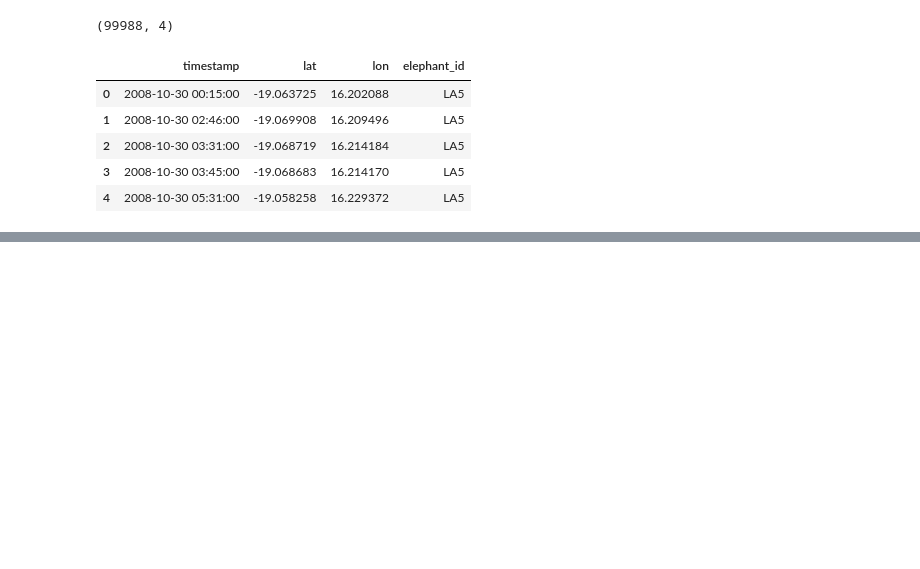
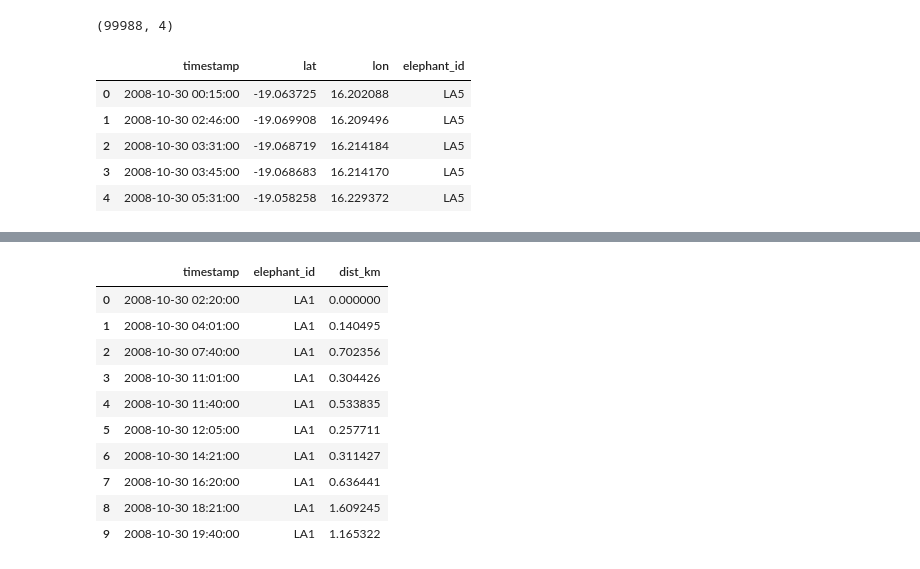
Before and after one commit to manuela1702/elephant_migration, a Jupyter notebook: elephant_migration.ipynb, the cells around one changed output, grey strips where cells are left out. Drawn from its saved outputs; the diff is of its cells as text; code cells hidden in the pictures; blank space fills up the shorter version.

Commit message:
Add Haversine formula and distance calculation

```diff
--- a/elephant_migration.ipynb
+++ b/elephant_migration.ipynb
@@ -50,0 +75,36 @@ df.head()
+# %%
+# Haversine formula - calculates distance between two GPS points in km
+def haversine(lat1, lon1, lat2, lon2):
+    R = 6371  # Earth's radius in km
+    lat1, lon1, lat2, lon2 = map(np.radians, [lat1, lon1, lat2, lon2])
+    dlat = lat2 - lat1
+    dlon = lon2 - lon1
+    a = np.sin(dlat/2)**2 + np.cos(lat1) * np.cos(lat2) * np.sin(dlon/2)**2
+    return 2 * R * np.arcsin(np.sqrt(a))
+
+# Sort by elephant and time
+df = df.sort_values(['elephant_id', 'timestamp']).reset_index(drop=True)
+
+# Calculate distance between each two consecutive points
+df['dist_km'] = haversine(
+    df['lat'], df['lon'],
+    df['lat'].shift(1), df['lon'].shift(1)
+)
+
+# First point of each elephant has no previous point - set to 0
+df.loc[df.groupby('elephant_id').head(1).index, 'dist_km'] = 0
+
+# Verify
+df[['timestamp', 'elephant_id', 'dist_km']].head(10)
+# %% [output]
+|  | timestamp | elephant_id | dist_km |
+| 0 | 2008-10-30 02:20:00 | LA1 | 0.000000 |
+| 1 | 2008-10-30 04:01:00 | LA1 | 0.140495 |
+| 2 | 2008-10-30 07:40:00 | LA1 | 0.702356 |
+| 3 | 2008-10-30 11:01:00 | LA1 | 0.304426 |
+| 4 | 2008-10-30 11:40:00 | LA1 | 0.533835 |
+| 5 | 2008-10-30 12:05:00 | LA1 | 0.257711 |
+| 6 | 2008-10-30 14:21:00 | LA1 | 0.311427 |
+| 7 | 2008-10-30 16:20:00 | LA1 | 0.636441 |
+| 8 | 2008-10-30 18:21:00 | LA1 | 1.609245 |
+| 9 | 2008-10-30 19:40:00 | LA1 | 1.165322 |
```
Also changed, not shown: parts of 1 cell of this notebook.
